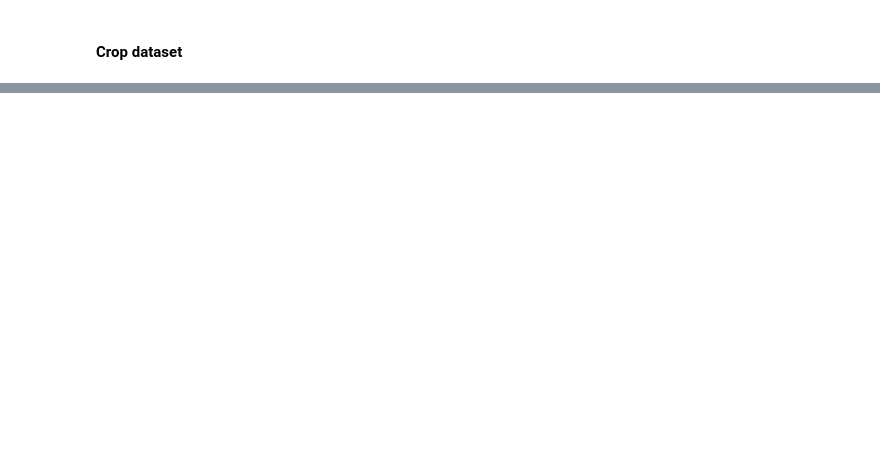
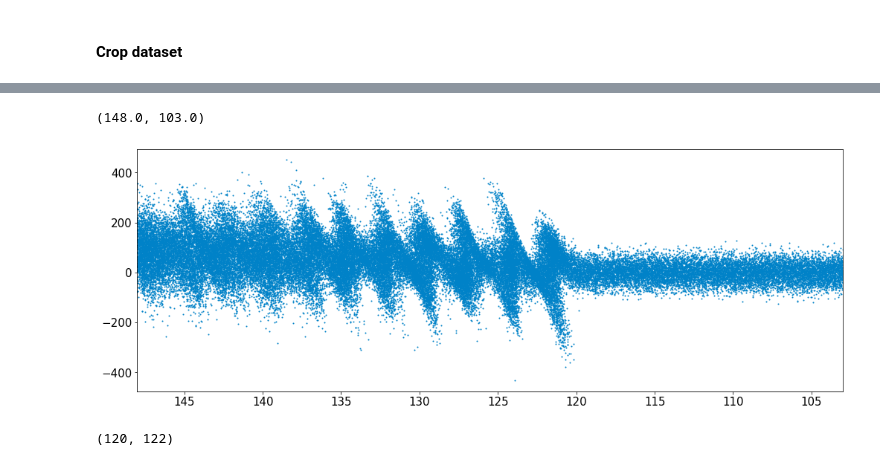
Before and after one commit to cmoissar/Jupyter-Notebooks, a Jupyter notebook: workpad.ipynb, the cells around one changed output, grey strips where cells are left out. Drawn from its saved outputs; the diff is of its cells as text; code cells hidden in the pictures; blank space fills up the shorter version.

```diff
--- a/workpad.ipynb
+++ b/workpad.ipynb
@@ -954,0 +1039,33 @@ plt.scatter(vx_parts, vz_parts, s = 0.00005)
+# %%
+plt.scatter(x_parts, vz_parts, s = 1)
+plt.xlim(xlims[1], xlims[0])
+# %% [output]
+(148.0, 103.0)
+[figure, added]
+# %%
+#downstream
+
+xlims = (shock_position+2,shock_position+4)
+ylims = (-10, 10)
+zlims = (-10, 10)
+print(xlims)
+
+x_parts = [rposx[i] for i in range(0, len(rposx))
+      if inregion((rposx[i], rposy[i], rposz[i]))]
+y_parts = [rposy[i] for i in range(0, len(rposx))
+      if inregion((rposx[i], rposy[i], rposz[i]))]
+z_parts = [rposz[i] for i in range(0, len(rposx))
+      if inregion((rposx[i], rposy[i], rposz[i]))]
+
+vA = 89.371 #Ugly hard code
+vx_parts = [velx[i]*vA for i in range(0, len(rposx))
+      if inregion((rposx[i], rposy[i], rposz[i]))]
+vy_parts = [vely[i]*vA for i in range(0, len(rposx))
+      if inregion((rposx[i], rposy[i], rposz[i]))]
+vz_parts = [velz[i]*vA for i in range(0, len(rposx))
+      if inregion((rposx[i], rposy[i], rposz[i]))]
+
+vxmean = np.mean(vx_parts)
+vzmean = np.mean(vz_parts)
+# %% [output]
+(120, 122)
```
Also changed, not shown: parts of 36 cells of this notebook.
